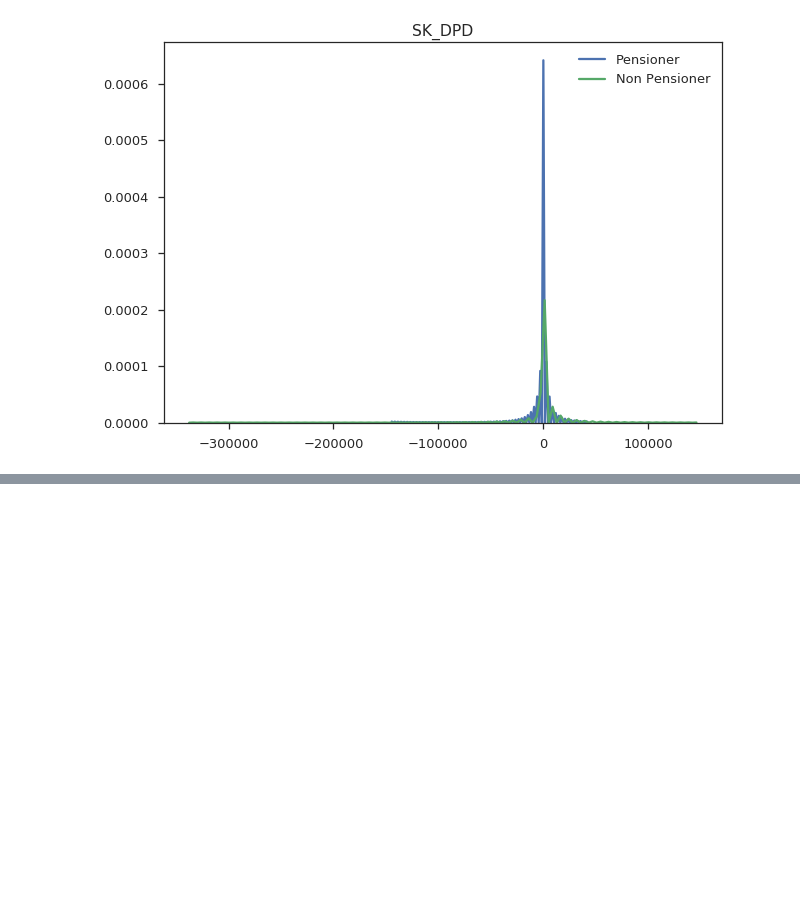
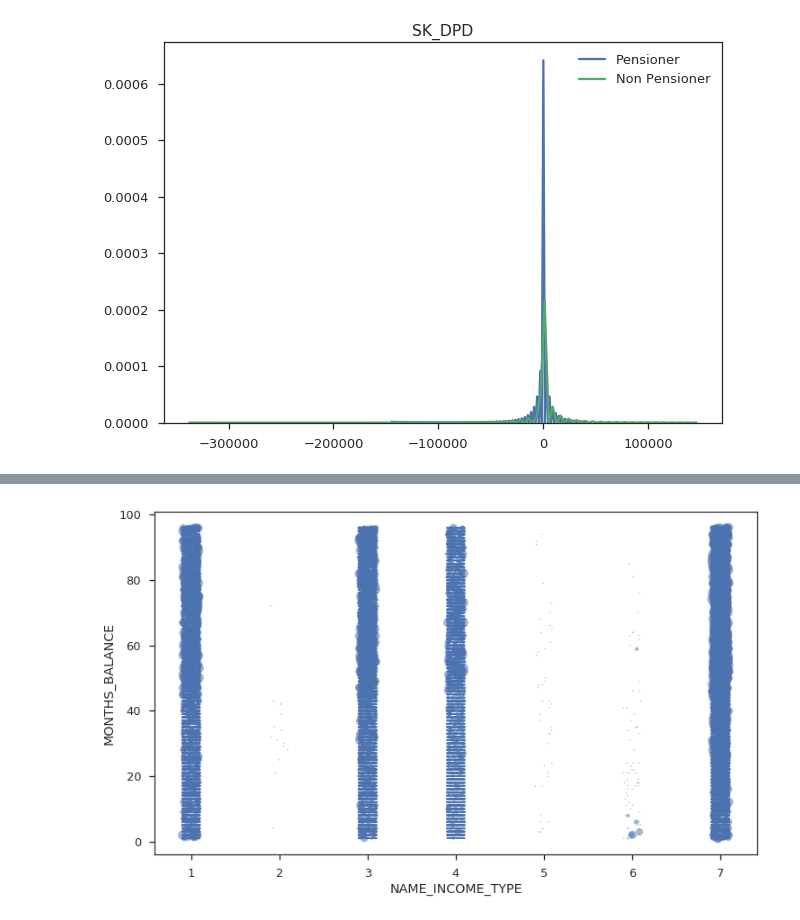
Before and after one commit to numb3r33/Kaggle_Home_Credit, a Jupyter notebook: notebooks/EDA.ipynb, the cells around one changed output, grey strips where cells are left out. Cells and saved outputs as stored; diff of their text form; code cells hidden in the pictures; blank space fills up the shorter version.

```diff
--- a/notebooks/EDA.ipynb
+++ b/notebooks/EDA.ipynb
@@ -477,0 +494,9 @@ pos_cash.loc[pos_cash.MONTHS_BALANCE > -2].shape[0], len(pos_cash)
+# %%
+%%time
+
+tmp = pos_cash[pos_cash.SK_DPD < 100].groupby(['SK_ID_CURR', 'MONTHS_BALANCE'], as_index=False)['SK_DPD'].sum()
+tmp = app_train.loc[:, ['SK_ID_CURR', 'NAME_INCOME_TYPE', 'TARGET']]\
+               .merge(tmp, on='SK_ID_CURR', how='inner')
+tmp.loc[:, 'NAME_INCOME_TYPE'] = tmp.NAME_INCOME_TYPE.cat.codes.astype(np.int)
+
+tmp.head()
@@ -477,0 +510,14 @@ pos_cash.loc[pos_cash.MONTHS_BALANCE > -2].shape[0], len(pos_cash)
+# %%
+x = tmp.sample(n=50000)
+# %%
+plt.figure(figsize=(12, 7))
+
+sns.regplot(x='NAME_INCOME_TYPE',
+            y='MONTHS_BALANCE',
+            data=x,
+            fit_reg=False,  # do not fit a regression line
+            x_jitter=0.1,   # could also dynamically set this with range of data
+            y_jitter=0.1,
+            scatter_kws={'alpha': 0.5, 's': x.SK_DPD + 2});
+# %% [output]
+[figure, added]
```
Also changed, not shown: parts of 27 cells of this notebook, 2 other files.
